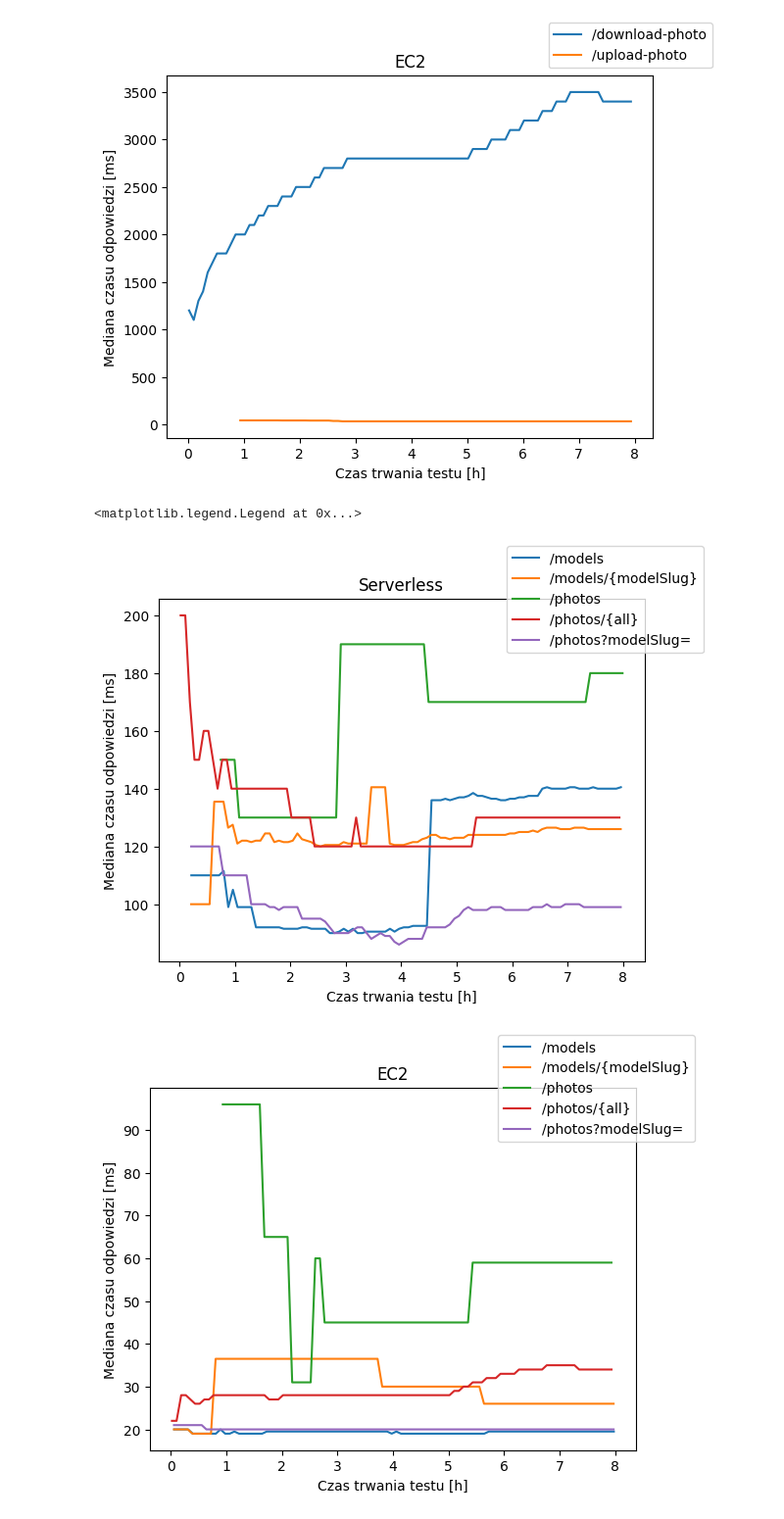
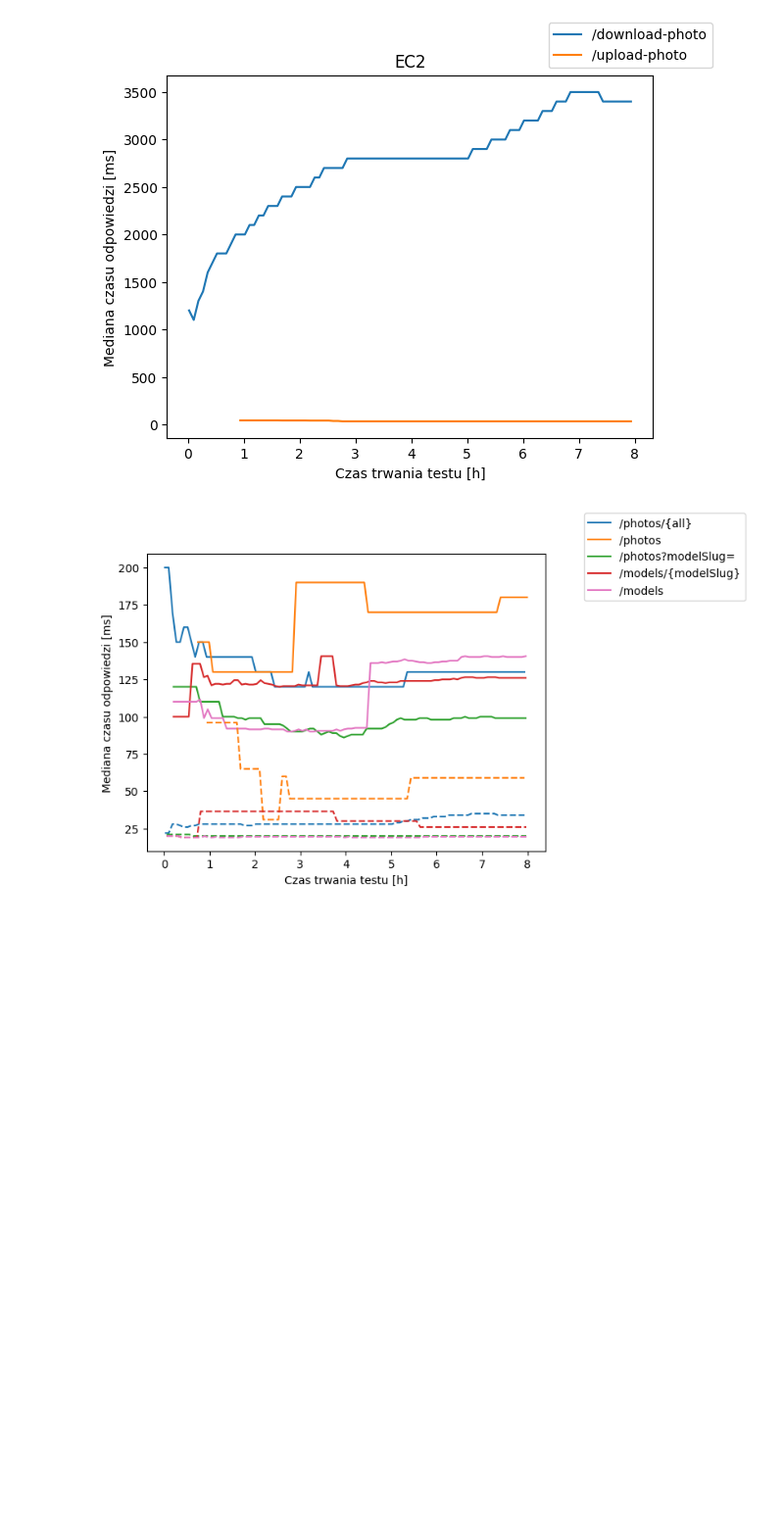
Before and after one commit to moreno-models/api, a Jupyter notebook: analysis/locust_steady.ipynb, the cells around one changed output. Shown at 98% size. Cells and saved outputs as stored; diff of their text form; code cells hidden in the pictures; blank space fills up the shorter version.

```diff
--- a/analysis/steady_locust.ipynb
+++ b/analysis/locust_steady.ipynb
@@ -21,7 +21,7 @@ def load_locust(filename):
 
 serverless = load_locust('../load-tests/results/serverless_v4_stats_history.csv')
 ec2 = load_locust('../load-tests/results/ec2_v2_stats_history.csv')
-
+ec2_burst = load_locust('../load-tests/RAW/ec2_without_burst/load-1/current_load_test_stats_history.csv')
 
 ec2
 # %% [output]
@@ -58,3 +60,9 @@ ax.set_ylabel('Liczba aktywnych użytkowników')
 # %% [output]
 Text(0, 0.5, 'Liczba aktywnych użytkowników')
 [figure]
+# %%
+fig, ax = start_plot()
+
+df = ec2_burst[ec2_burst.Name == 'Aggregated']
+ax.plot(df['Timestamp'].dt.seconds / 60 / 60, df['User Count'])
+ax.set_ylabel('Liczba aktywnych użytkowników')
@@ -70,16 +81,17 @@ def plot_metric(ax, df, allowlist, y, prefix=None, title=None, suffix=True, type
         raise Exception("unkown type")
     if title is not None:
         ax.set_title(title)
-    for name in df.index.get_level_values('Name').unique():
-        if name in allowlist:
-            new_df = df[df.index.get_level_values('Name') == name]
-            if prefix is not None:
-                label = f"{prefix}"
-                if suffix:
-                    label = f"{label} - {name}"
-            else:
-                label = name
-            ax.plot(new_df.index.get_level_values('Timestamp').seconds / 60 / 60, new_df[y], label=label, **kwargs)
+    # for name in df.index.get_level_values('Name').unique():
+    colors = ['tab:blue', 'tab:orange', 'tab:green', 'tab:red', 'tab:pink', 'tab:purple']
+    for (index, name) in enumerate(allowlist):
+        new_df = df[df.index.get_level_values('Name') == name]
+        if prefix is not None:
+            label = f"{prefix}"
+            if suffix:
+                label = f"{label} - {name}"
+        else:
+            label = name
+        ax.plot(new_df.index.get_level_values('Timestamp').seconds / 60 / 60, new_df[y], label=label, color=colors[index], **kwargs)
 # %%
 ops = ['Aggregated']
 fig, ax = start_plot()
@@ -116,15 +126,12 @@ fig.legend()
 # %%
 ops = ['/photos/{all}', '/photos', '/photos?modelSlug=', '/models/{modelSlug}', '/models']
 fig, ax = start_plot()
-plot_metric(ax, serverless, ops, selected_metric, title='Serverless')
+plot_metric(ax, serverless, ops, selected_metric)
 ax.set_ylabel(selected_metric_desc)
-fig.legend()
+fig.legend(bbox_to_anchor=(0.8, 0, 0.5, 1))
 
-fig, ax = start_plot()
-plot_metric(ax, ec2, ops, selected_metric, title='EC2')
-ax.set_ylabel(selected_metric_desc)
-fig.legend()
+# fig, ax = start_plot()
+plot_metric(ax, ec2, ops, selected_metric, linestyle='--')
+# ax.set_ylabel(selected_metric_desc)
 # %% [output]
-<matplotlib.legend.Legend at 0x...>
-[figure, old version]
+[figure, new version]
-[figure, removed]
```
Also changed, not shown: parts of 3 cells of this notebook, 9 other files.
